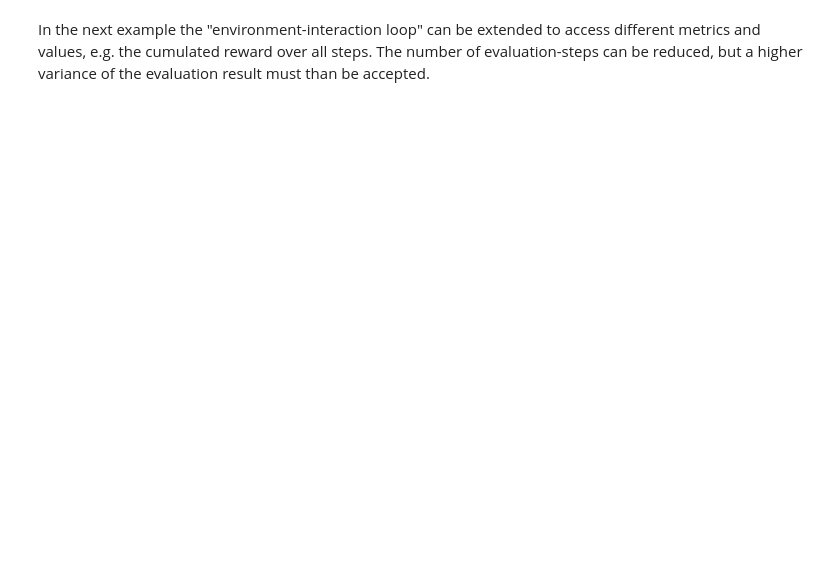
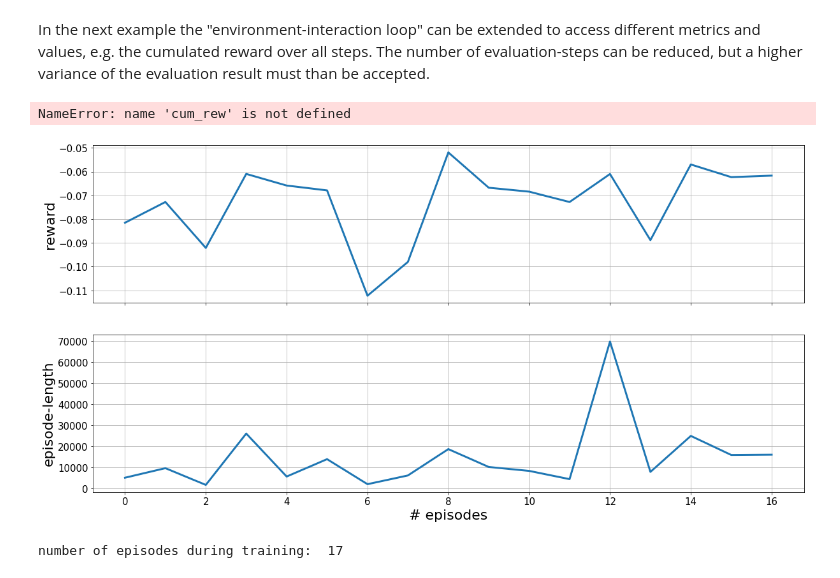
Before and after one commit to upb-lea/gym-electric-motor, a Jupyter notebook: examples/rl_frameworks/tensorforce_example.ipynb, the cells around one changed output. Drawn from its saved outputs; the diff is of its cells as text; code cells hidden in the pictures; blank space fills up the shorter version.

```diff
--- a/examples/rl_frameworks/tensorforce_example.ipynb
+++ b/examples/rl_frameworks/tensorforce_example.ipynb
@@ -254,9 +250,10 @@ KeyboardInterrupt:
 # %% [markdown]
 In the next example the "environment-interaction loop" can be extended to access different metrics and values, e.g. the cumulated reward over all steps. The number of evaluation-steps can be reduced, but a higher variance of the evaluation result must than be accepted.
 # %%
-%matplotlib notebook
 # test agent
-steps = int(1e5)
+env = set_env(time_limit = False, training=False)
+
+steps = 250000#int(1e5)
 
 rewards = []
 episode_lens = []
@@ -271,20 +268,51 @@ for step in tqdm(range(steps)):
     actions = dqn_agent.act(obs, evaluation=True)
     obs, reward, done, _ = env.step(action=actions)
 
-    rewards.append(cum_rew)
     cumulated_rew += reward
     episode_rew += reward
 
     step_counter += 1
 
     if done:
-        rewards.append(eps_rew)
+        rewards.append(episode_rew)
         episode_lens.append(step_counter)
-        eps_rew = 0
+        episode_rew = 0
         step_counter = 0
 
         obs = env.reset()
         done = False
 
-print(f' \n Cumulated reward per step is {cum_rew/steps} \n')
-print(f' \n Number of episodes Reward {len(episode_lens)} \n')
+#print(f' \n Cumulated reward per step is {cum_rew/steps} \n')
+#print(f' \n Number of episodes Reward {len(episode_lens)} \n')
+# %% [output]
+NameError: name 'cum_rew' is not defined
+# %%
+# accesing the metrics from runner
+rewards = np.asarray(rewards)
+episode_length = np.asarray(episode_lens)
+# calculating the mean-reward per episode
+mean_reward = rewards/episode_length
+num_episodes = len(rewards)
+
+# plotting mean-reward over episodes
+f, (ax1, ax2) = plt.subplots(2, 1, sharex=True, figsize=(20,10))
+ax1.plot(range(num_episodes), mean_reward, linewidth=3)
+#plt.xticks(fontsize=15)
+ax1.set_ylabel('reward', fontsize=22)
+ax1.grid(True)
+ax1.tick_params(axis="y", labelsize=15)
+# plotting episode length over episodes
+ax2.plot(range(num_episodes), episode_length, linewidth=3)
+ax2.set_xlabel('# episodes', fontsize=22)
+ax2.set_ylabel('episode-length', fontsize=22)
+ax2.tick_params(axis="y", labelsize=15)
+ax2.tick_params(axis="x", labelsize=15)
+
+ax2.grid(True)
+
+plt.show()
+
+print('number of episodes during training: ', len(episode_lens))
+# %% [output]
+[figure, added]
+number of episodes during training:  17
```
Also changed, not shown: parts of 3 cells of this notebook.
